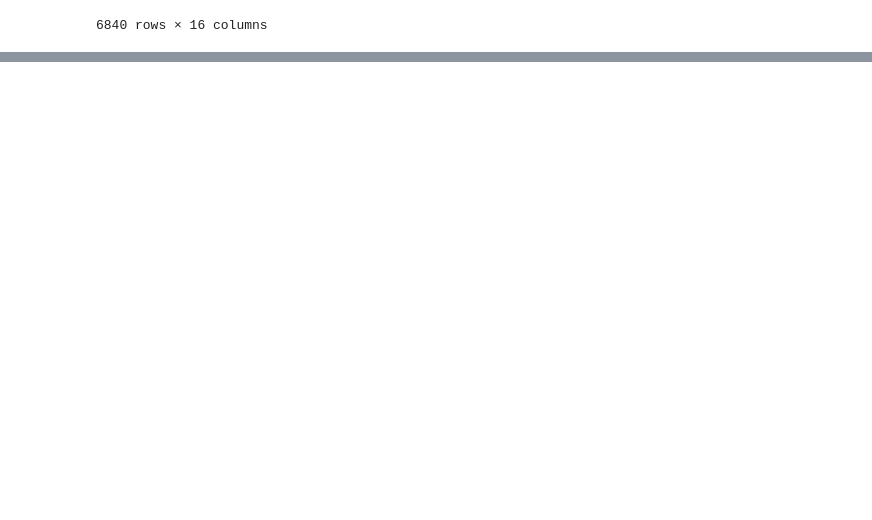
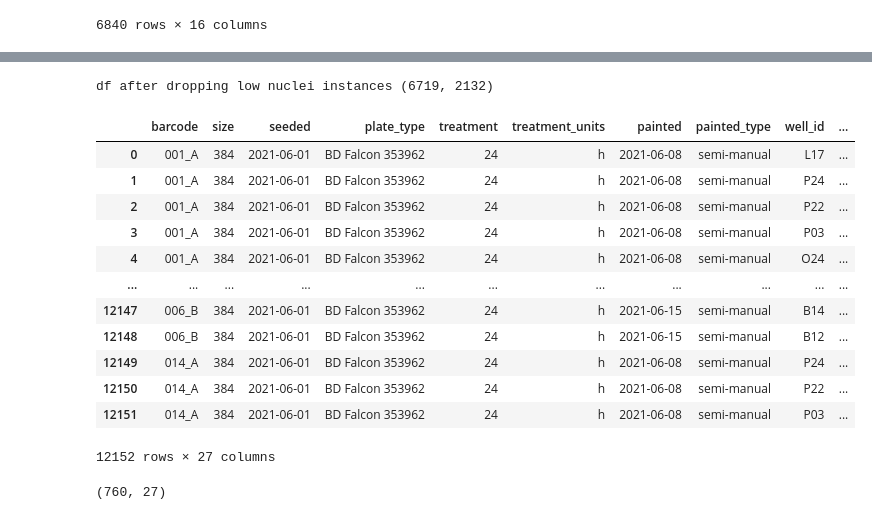
Before and after one commit to pharmbio/pharmbio_package, a Jupyter notebook: test_pandas.ipynb, the cells around one changed output, grey strips where cells are left out. Cells and saved outputs as stored; diff of their text form; code cells hidden in the pictures; blank space fills up the shorter version.

```diff
--- a/test_pandas.ipynb
+++ b/test_pandas.ipynb
@@ -636,0 +770,5 @@ df_flags
+# %%
+df = groupedbyImageAllPlates[groupedbyImageAllPlates['ObjectNumber_nuclei'] >= 10] # drop images that have less than 10 cells
+print("df after dropping low nuclei instances", df.shape)
+# %% [output]
+df after dropping low nuclei instances (6719, 2132)
@@ -636,0 +779,44 @@ df_flags
+# %%
+db_uri = 'postgresql://pharmbio_readonly:readonly@imagedb-pg-postgresql.services.svc.cluster.local/imagedb'
+query = """
+        SELECT *
+        FROM plate_v1
+        WHERE layout_id ilike '%%sarscov2%%'
+        """
+df_plates = pd.read_sql_query(query, db_uri)
+df_plates
+# %% [output]
+|  | barcode | size | seeded | plate_type | treatment | treatment_units | painted | painted_type | well_id | ... |
+| 0 | 001_A | 384 | 2021-06-01 | BD Falcon 353962 | 24 | h | 2021-06-08 | semi-manual | L17 | ... |
+| 1 | 001_A | 384 | 2021-06-01 | BD Falcon 353962 | 24 | h | 2021-06-08 | semi-manual | P24 | ... |
+| 2 | 001_A | 384 | 2021-06-01 | BD Falcon 353962 | 24 | h | 2021-06-08 | semi-manual | P22 | ... |
+| 3 | 001_A | 384 | 2021-06-01 | BD Falcon 353962 | 24 | h | 2021-06-08 | semi-manual | P03 | ... |
+| 4 | 001_A | 384 | 2021-06-01 | BD Falcon 353962 | 24 | h | 2021-06-08 | semi-manual | O24 | ... |
+| ... | ... | ... | ... | ... | ... | ... | ... | ... | ... | ... |
+| 12147 | 006_B | 384 | 2021-06-01 | BD Falcon 353962 | 24 | h | 2021-06-15 | semi-manual | B14 | ... |
+| 12148 | 006_B | 384 | 2021-06-01 | BD Falcon 353962 | 24 | h | 2021-06-15 | semi-manual | B12 | ... |
+| 12149 | 014_A | 384 | 2021-06-01 | BD Falcon 353962 | 24 | h | 2021-06-08 | semi-manual | P24 | ... |
+| 12150 | 014_A | 384 | 2021-06-01 | BD Falcon 353962 | 24 | h | 2021-06-08 | semi-manual | P22 | ... |
+| 12151 | 014_A | 384 | 2021-06-01 | BD Falcon 353962 | 24 | h | 2021-06-08 | semi-manual | P03 | ... |
+12152 rows × 27 columns
+# %%
+db_uri = 'postgresql://pharmbio_readonly:readonly@imagedb-pg-postgresql.services.svc.cluster.local/imagedb'
+
+# Create a list of barcodes you want to filter on
+barcode_list = df_cp_results.plate_barcode.to_list()
+
+# Convert the barcode list to a comma-separated string for SQL
+barcode_str = ', '.join([f"'{item}'" for item in barcode_list])
+
+NameContain = 'AROS'
+
+query = f"""
+        SELECT *
+        FROM plate_v1
+        WHERE layout_id ILIKE '%%{NameContain}%%'
+        AND barcode IN ({barcode_str})
+        """
+df_plates = pd.read_sql_query(query, db_uri)
+df_plates.shape
+# %% [output]
+(760, 27)
```
Also changed, not shown: parts of 17 cells of this notebook.
